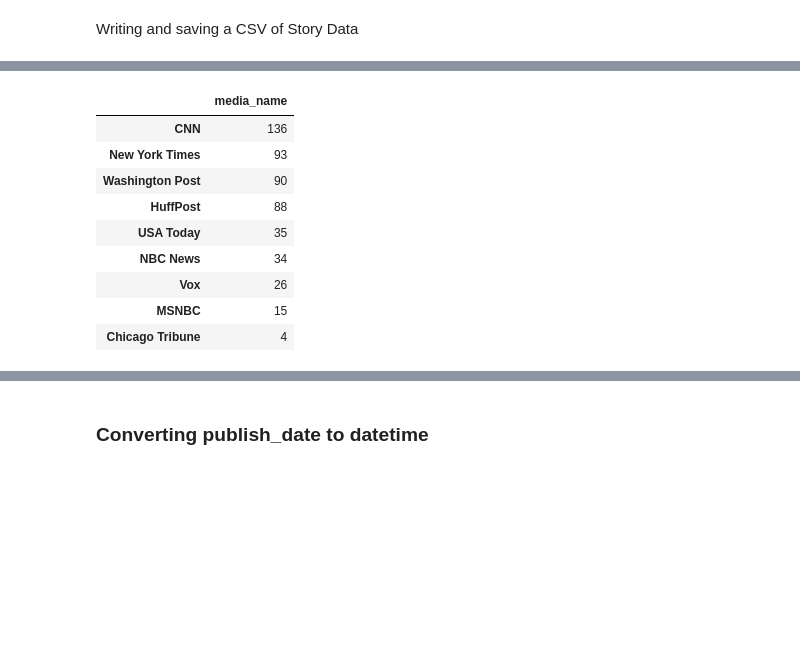
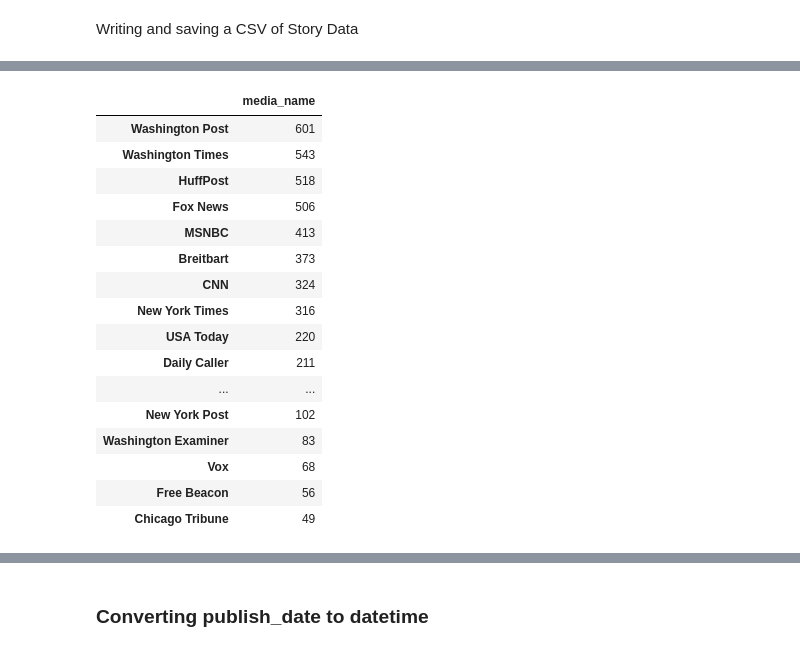
Before and after one commit to analoncur3/Voter-ID-US-News-Media, a Jupyter notebook: Data collection/Mediascore.ipynb, the cells around one changed output, grey strips where cells are left out. Saved outputs shown, nothing was run; the diff lists cells and outputs as text; code cells hidden in the pictures; blank space fills up the shorter version.

```diff
--- a/Data collection/Mediascore.ipynb
+++ b/Data collection/Mediascore.ipynb
@@ -140,8 +180,8 @@ with open('left.csv', 'w', newline='') as csvfile:
         writer.writerow(s)
 # %%
 # Create dataframe from saved csv file
-left_corpus = pd.read_csv('left.csv', encoding='cp1252')
-len(left_corpus) # check number of urls
-left_corpus.head()
+corpus = pd.read_csv('stories.csv', encoding="utf-8")
+len(corpus) # check number of urls
+corpus.head()
 # %% [output]
 |  | stories_id | publish_date | title | url | language | ap_syndicated | themes | media_id | media_name | ... |
@@ -153,17 +193,24 @@ left_corpus.head()
 # %%
-domain = left_corpus['media_name'].value_counts()  #counting urls per news media source
+domain = corpus['media_name'].value_counts()  #counting urls per news media source
 pd.DataFrame(domain)
 # %% [output]
 |  | media_name |
-| CNN | 136 |
-| New York Times | 93 |
-| Washington Post | 90 |
-| HuffPost | 88 |
-| USA Today | 35 |
-| NBC News | 34 |
-| Vox | 26 |
-| MSNBC | 15 |
-| Chicago Tribune | 4 |
+| Washington Post | 601 |
+| Washington Times | 543 |
+| HuffPost | 518 |
+| Fox News | 506 |
+| MSNBC | 413 |
+| Breitbart | 373 |
+| CNN | 324 |
+| New York Times | 316 |
+| USA Today | 220 |
+| Daily Caller | 211 |
+| ... | ... |
+| New York Post | 102 |
+| Washington Examiner | 83 |
+| Vox | 68 |
+| Free Beacon | 56 |
+| Chicago Tribune | 49 |
 # %%
 # Displaying number of urls retrieved per source
 ax = domain.sort_index().plot(kind='bar', fontsize=14, figsize=(7,5))
```
Also changed, not shown: parts of 28 cells of this notebook.
